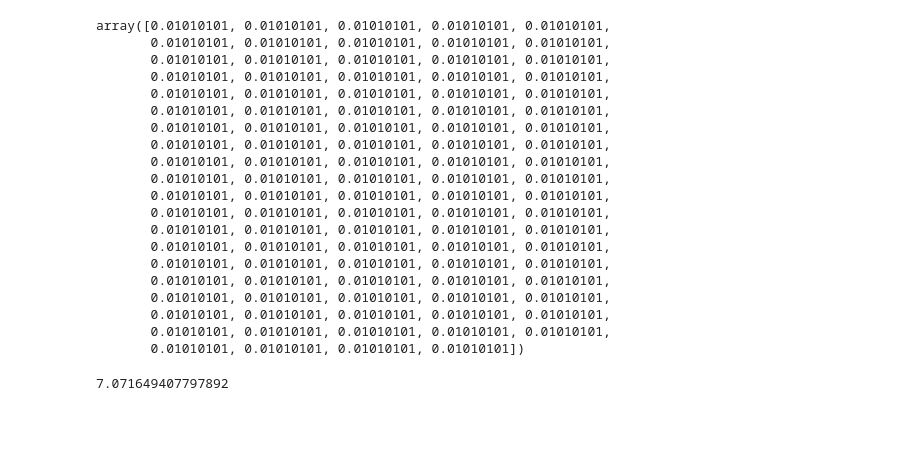
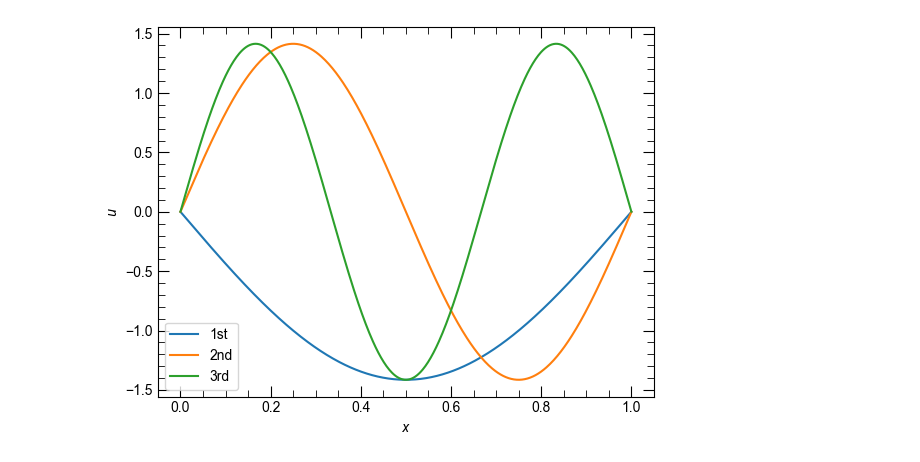
Before and after one commit to yamashun99/fem_schrodinger, a Jupyter notebook: examples/main_1d.ipynb, the cells around one changed output. Cells and saved outputs as stored; diff of their text form; code cells hidden in the pictures; blank space fills up the shorter version.

```diff
--- a/examples/main_1d.ipynb
+++ b/examples/main_1d.ipynb
@@ -11,42 +12,21 @@ import importlib
 importlib.reload(src.fem_1d_eigen)
 from src.fem_1d_eigen import *
 # %%
-xs = np.linspace(0, 1, 100)
+xs = np.linspace(0, 1, 500)
 v = np.zeros_like(xs)
 dirichlet_bc = np.array([0, 0])
 femeig = Fem1dEigen(xs, v, dirichlet_bc)
 K = femeig.get_K()
-M = 2 * femeig.get_M()
+M = femeig.get_M()
+val, vec = eigsh(K, k=3, M=M, which="LA", sigma=0)
-# %%
-xs = xs
-xs_next = np.roll(xs, -1)  # 次の座標点
-element_lengths = xs_next - xs  # 要素の長さ
-element_lengths = element_lengths[:-1]  # 最後の要素は不要
-element_lengths
-# %% [output]
-array([0.01010101, 0.01010101, 0.01010101, 0.01010101, 0.01010101,
-       0.01010101, 0.01010101, 0.01010101, 0.01010101, 0.01010101,
-       0.01010101, 0.01010101, 0.01010101, 0.01010101, 0.01010101,
-       0.01010101, 0.01010101, 0.01010101, 0.01010101, 0.01010101,
-       0.01010101, 0.01010101, 0.01010101, 0.01010101, 0.01010101,
-       0.01010101, 0.01010101, 0.01010101, 0.01010101, 0.01010101,
-       0.01010101, 0.01010101, 0.01010101, 0.01010101, 0.01010101,
-       0.01010101, 0.01010101, 0.01010101, 0.01010101, 0.01010101,
-       0.01010101, 0.01010101, 0.01010101, 0.01010101, 0.01010101,
-       0.01010101, 0.01010101, 0.01010101, 0.01010101, 0.01010101,
-       0.01010101, 0.01010101, 0.01010101, 0.01010101, 0.01010101,
-       0.01010101, 0.01010101, 0.01010101, 0.01010101, 0.01010101,
-       0.01010101, 0.01010101, 0.01010101, 0.01010101, 0.01010101,
-       0.01010101, 0.01010101, 0.01010101, 0.01010101, 0.01010101,
-       0.01010101, 0.01010101, 0.01010101, 0.01010101, 0.01010101,
-       0.01010101, 0.01010101, 0.01010101, 0.01010101, 0.01010101,
-       0.01010101, 0.01010101, 0.01010101, 0.01010101, 0.01010101,
-       0.01010101, 0.01010101, 0.01010101, 0.01010101, 0.01010101,
-       0.01010101, 0.01010101, 0.01010101, 0.01010101, 0.01010101,
-       0.01010101, 0.01010101, 0.01010101, 0.01010101])
-# %%
-val, vec = eigsh(K, k=3, M=M, which="SM")
-# %%
-np.linalg.norm(vec[:, 0])
-# %% [output]
-7.071649407797892
+# %%
+fig, ax = plt.subplots()
+ax.plot(xs, vec[:, 0], label="1st")
+ax.plot(xs, vec[:, 1], label="2nd")
+ax.plot(xs, vec[:, 2], label="3rd")
+ax.legend()
+ax.set_xlabel("$x$")
+ax.set_ylabel("$u$")
+fig.savefig("eigenfunction.pdf")
+# %% [output]
+[figure, added]
```
Also changed, not shown: parts of 6 cells of this notebook, 13 other files.
